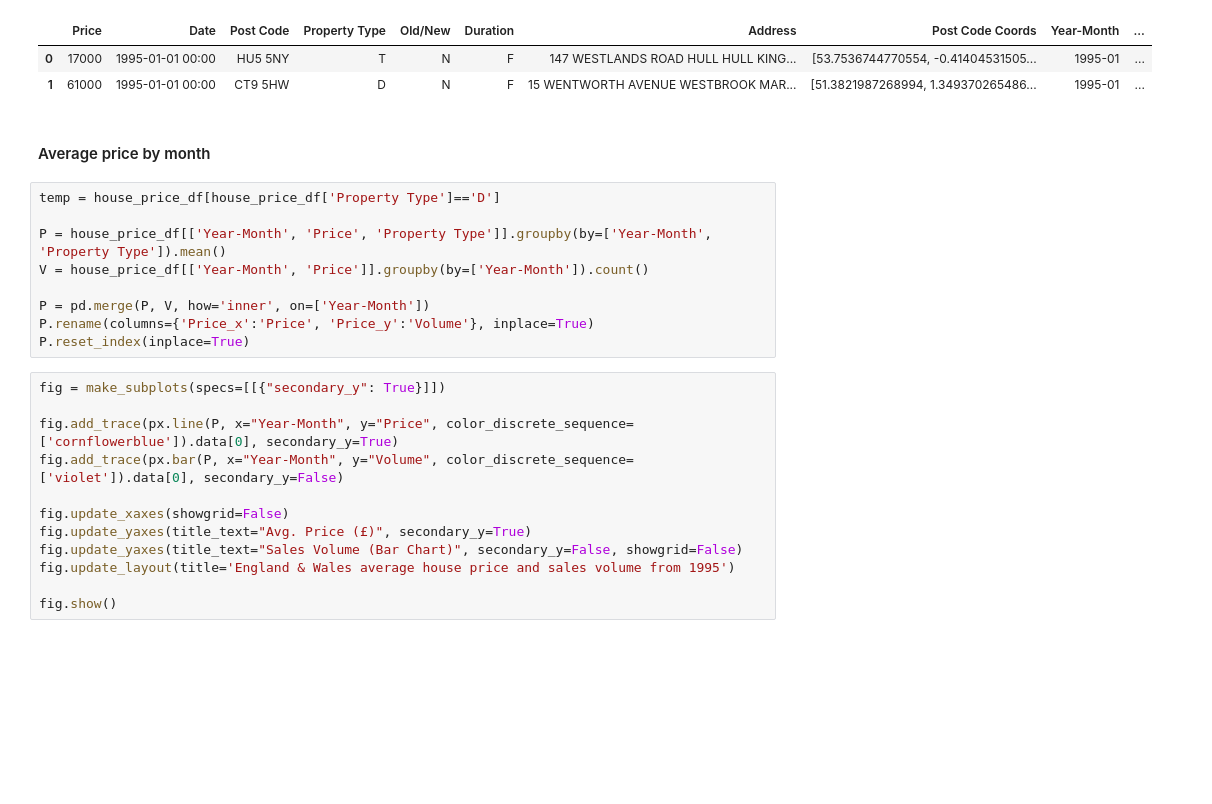
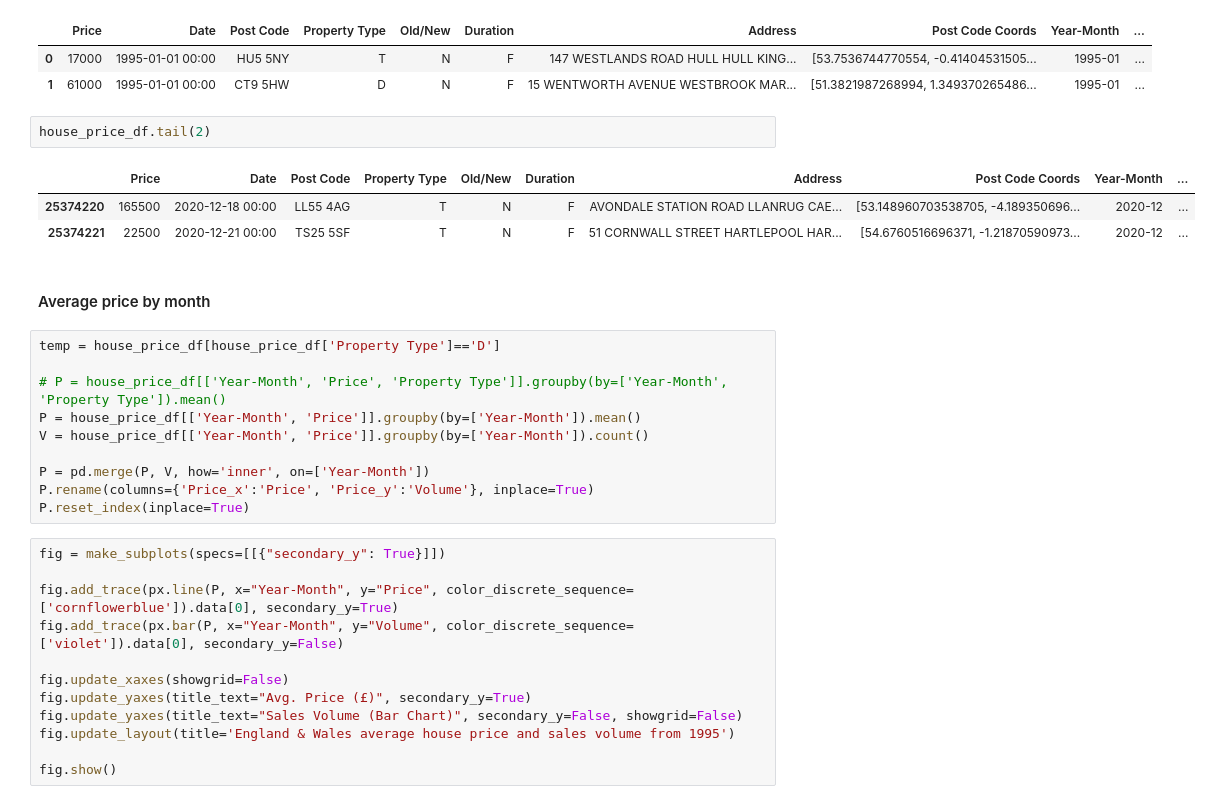
Before and after one commit to ivanlai/Plotly-App-UK-houseprices, a Jupyter notebook: Data Pre-processing.ipynb, the cells around one changed output. Drawn from its saved outputs; the diff is of its cells as text; blank space fills up the shorter version.

```diff
--- a/Data Pre-processing.ipynb
+++ b/Data Pre-processing.ipynb
@@ -256,12 +257,19 @@ house_price_df.head(2)
 |  | Price | Date | Post Code | Property Type | Old/New | Duration | Address | Post Code Coords | Year-Month | ... |
 | 0 | 17000 | 1995-01-01 00:00 | HU5 5NY | T | N | F | 147 WESTLANDS ROAD HULL HULL KING... | [53.7536744770554, -0.41404531505... | 1995-01 | ... |
 | 1 | 61000 | 1995-01-01 00:00 | CT9 5HW | D | N | F | 15 WENTWORTH AVENUE WESTBROOK MAR... | [51.3821987268994, 1.349370265486... | 1995-01 | ... |
+# %%
+house_price_df.tail(2)
+# %% [output]
+|  | Price | Date | Post Code | Property Type | Old/New | Duration | Address | Post Code Coords | Year-Month | ... |
+| 25374220 | 165500 | 2020-12-18 00:00 | LL55 4AG | T | N | F | AVONDALE STATION ROAD LLANRUG CAE... | [53.148960703538705, -4.189350696... | 2020-12 | ... |
+| 25374221 | 22500 | 2020-12-21 00:00 | TS25 5SF | T | N | F | 51 CORNWALL STREET HARTLEPOOL HAR... | [54.6760516696371, -1.21870590973... | 2020-12 | ... |
 # %% [markdown]
 #### Average price by month
 # %%
 temp = house_price_df[house_price_df['Property Type']=='D']
 
-P = house_price_df[['Year-Month', 'Price', 'Property Type']].groupby(by=['Year-Month', 'Property Type']).mean()
+# P = house_price_df[['Year-Month', 'Price', 'Property Type']].groupby(by=['Year-Month', 'Property Type']).mean()
+P = house_price_df[['Year-Month', 'Price']].groupby(by=['Year-Month']).mean()
 V = house_price_df[['Year-Month', 'Price']].groupby(by=['Year-Month']).count()
 
 P = pd.merge(P, V, how='inner', on=['Year-Month'])
```
Also changed, not shown: parts of 10 cells of this notebook, 8 other files.
